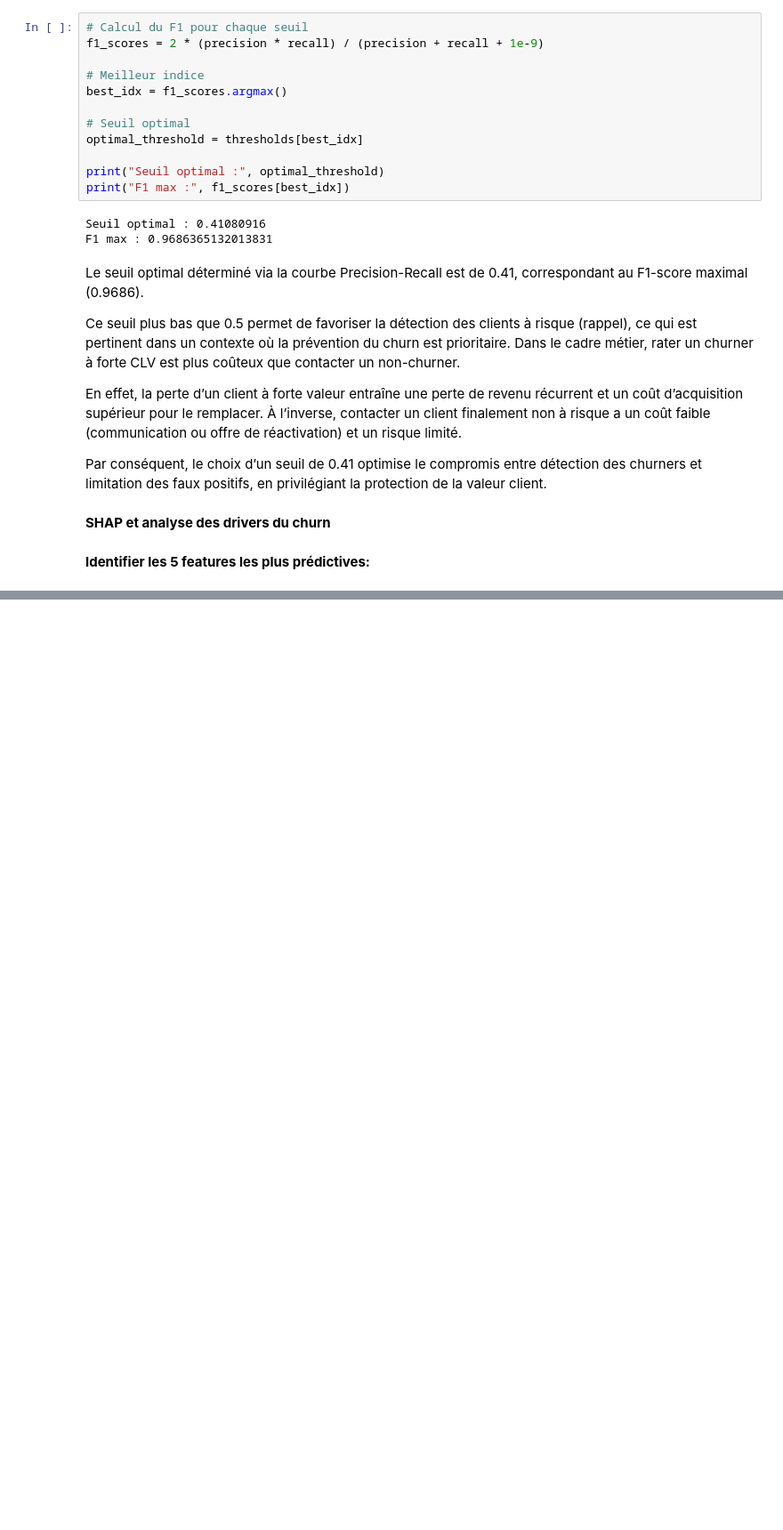
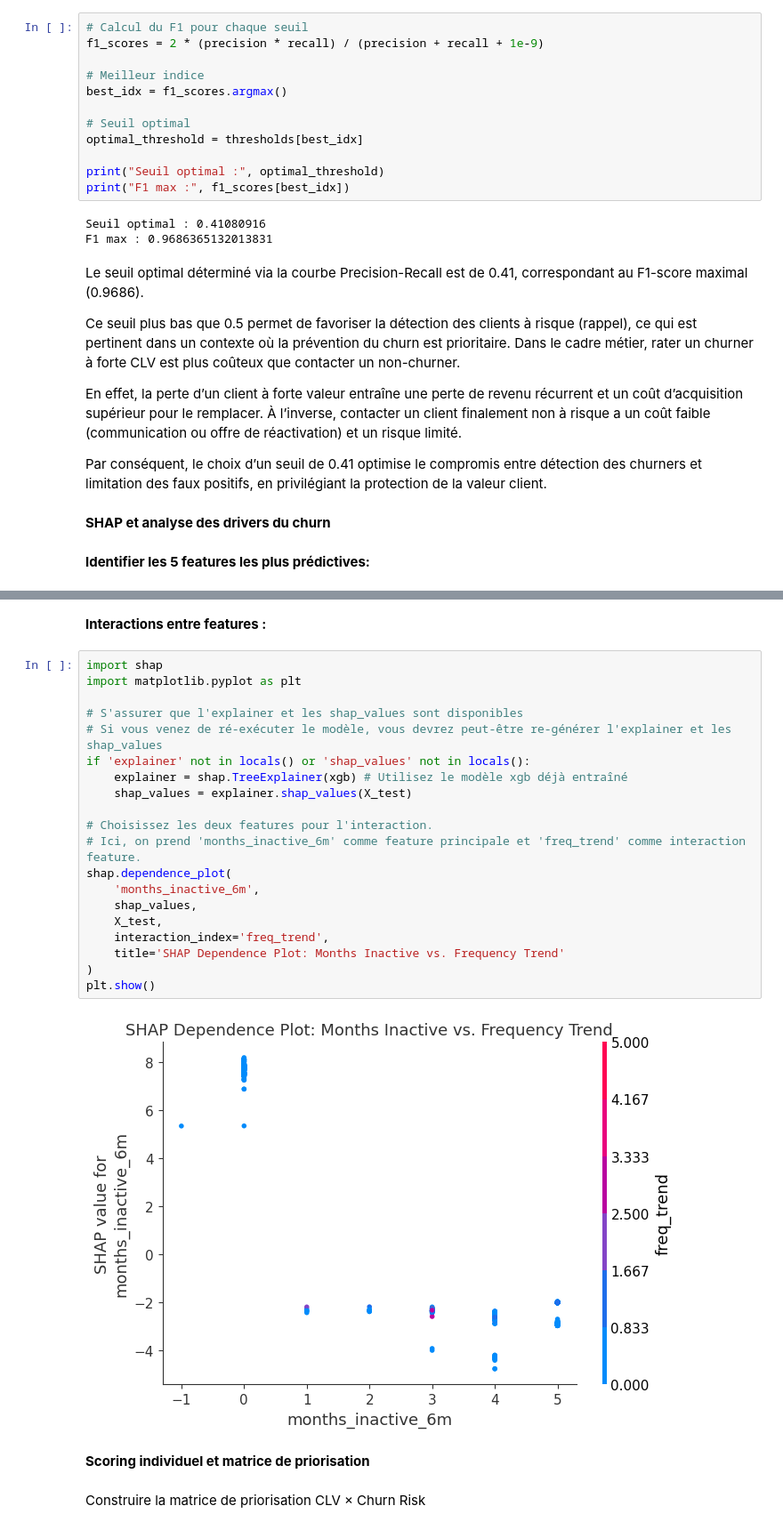
Before and after one commit to fds-imane/Data_Marketing, a Jupyter notebook: data_marketing_part_4.ipynb, the cells around one changed output, grey strips where cells are left out. Shown at 89% size. Drawn from its saved outputs; the diff is of its cells as text; blank space fills up the shorter version.

```diff
--- a/data_marketing_part_4.ipynb
+++ b/data_marketing_part_4.ipynb
@@ -668,0 +655,28 @@ months_inactive_6m (Mois inactifs sur 6 mois) :c'est une mesure de l'inactivité
+# %% [markdown]
+**Interactions entre features :**
+# %%
+import shap
+import matplotlib.pyplot as plt
+
+# S'assurer que l'explainer et les shap_values sont disponibles
+# Si vous venez de ré-exécuter le modèle, vous devrez peut-être re-générer l'explainer et les shap_values
+if 'explainer' not in locals() or 'shap_values' not in locals():
+    explainer = shap.TreeExplainer(xgb) # Utilisez le modèle xgb déjà entraîné
+    shap_values = explainer.shap_values(X_test)
+
+# Choisissez les deux features pour l'interaction.
+# Ici, on prend 'months_inactive_6m' comme feature principale et 'freq_trend' comme interaction feature.
+shap.dependence_plot(
+    'months_inactive_6m',
+    shap_values,
+    X_test,
+    interaction_index='freq_trend',
+    title='SHAP Dependence Plot: Months Inactive vs. Frequency Trend'
+)
+plt.show()
+# %% [output]
+[figure, added]
+# %% [markdown]
+**Scoring individuel et matrice de priorisation**
+# %% [markdown]
+Construire la matrice de priorisation CLV × Churn Risk
```
Also changed, not shown: parts of 3 cells of this notebook.
